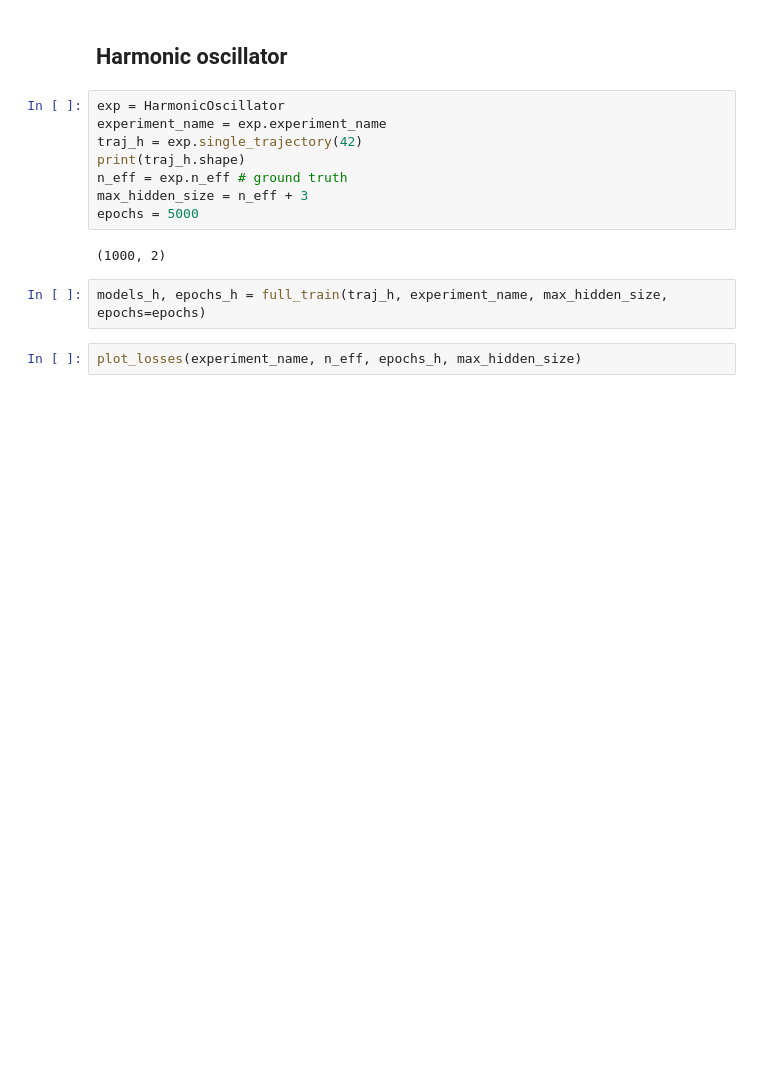
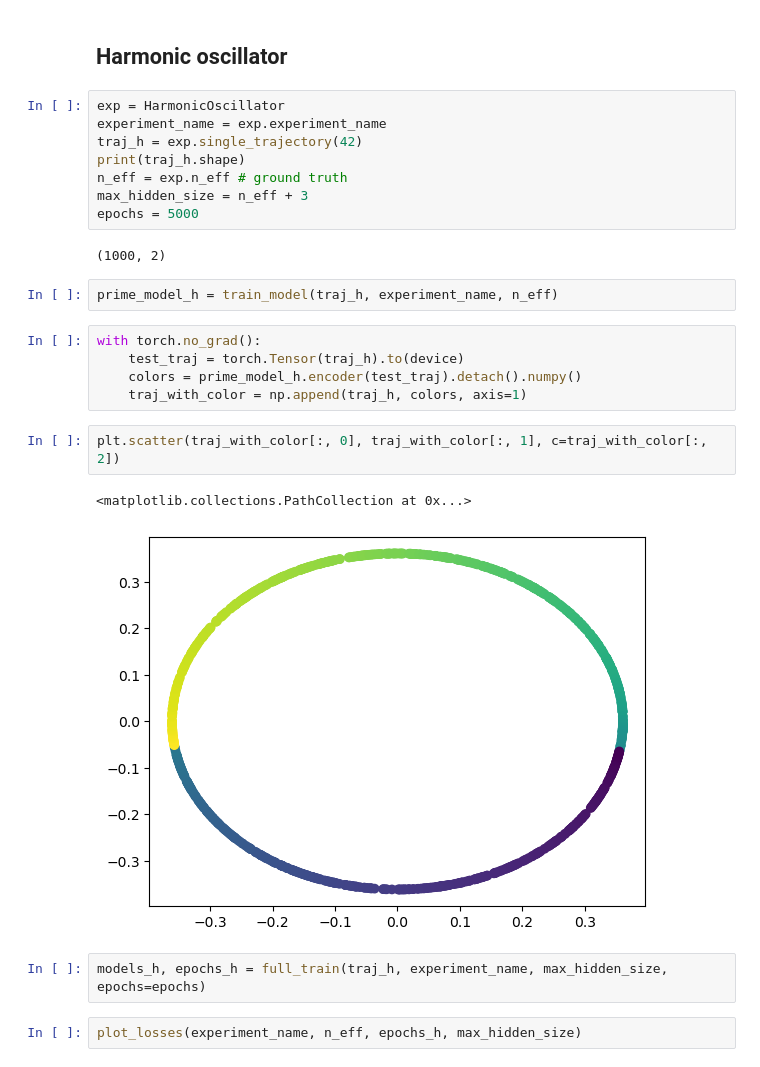
Before and after one commit to waleko/ai-prentice-conservation-laws, a Jupyter notebook: Autoencoders Trajectory.ipynb, the cells around one changed output. Drawn from its saved outputs; the diff is of its cells as text; blank space fills up the shorter version.

```diff
--- a/Autoencoders Trajectory.ipynb
+++ b/Autoencoders Trajectory.ipynb
@@ -200,6 +226,18 @@ max_hidden_size = n_eff + 3
 epochs = 5000
 # %% [output]
 (1000, 2)
+# %%
+prime_model_h = train_model(traj_h, experiment_name, n_eff)
+# %%
+with torch.no_grad():
+    test_traj = torch.Tensor(traj_h).to(device)
+    colors = prime_model_h.encoder(test_traj).detach().numpy()
+    traj_with_color = np.append(traj_h, colors, axis=1)
+# %%
+plt.scatter(traj_with_color[:, 0], traj_with_color[:, 1], c=traj_with_color[:, 2])
+# %% [output]
+<matplotlib.collections.PathCollection at 0x...>
+[figure, added]
 # %%
 models_h, epochs_h = full_train(traj_h, experiment_name, max_hidden_size, epochs=epochs)
 # %%
```
Also changed, not shown: parts of 4 cells of this notebook.
